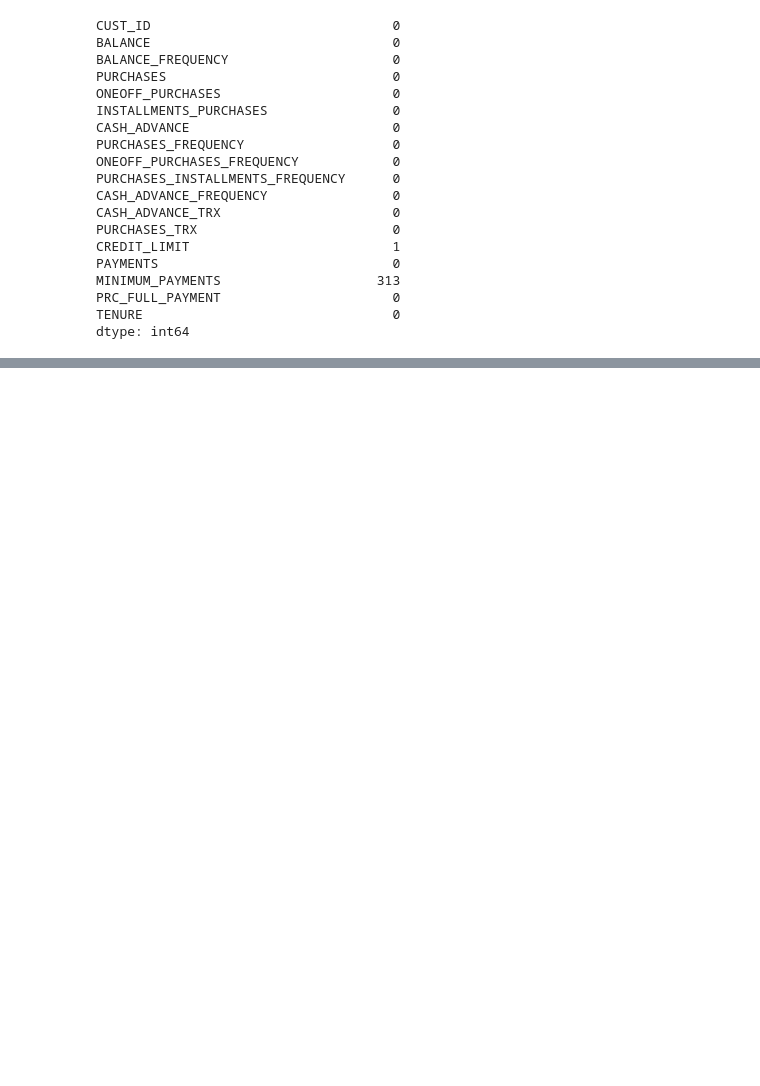
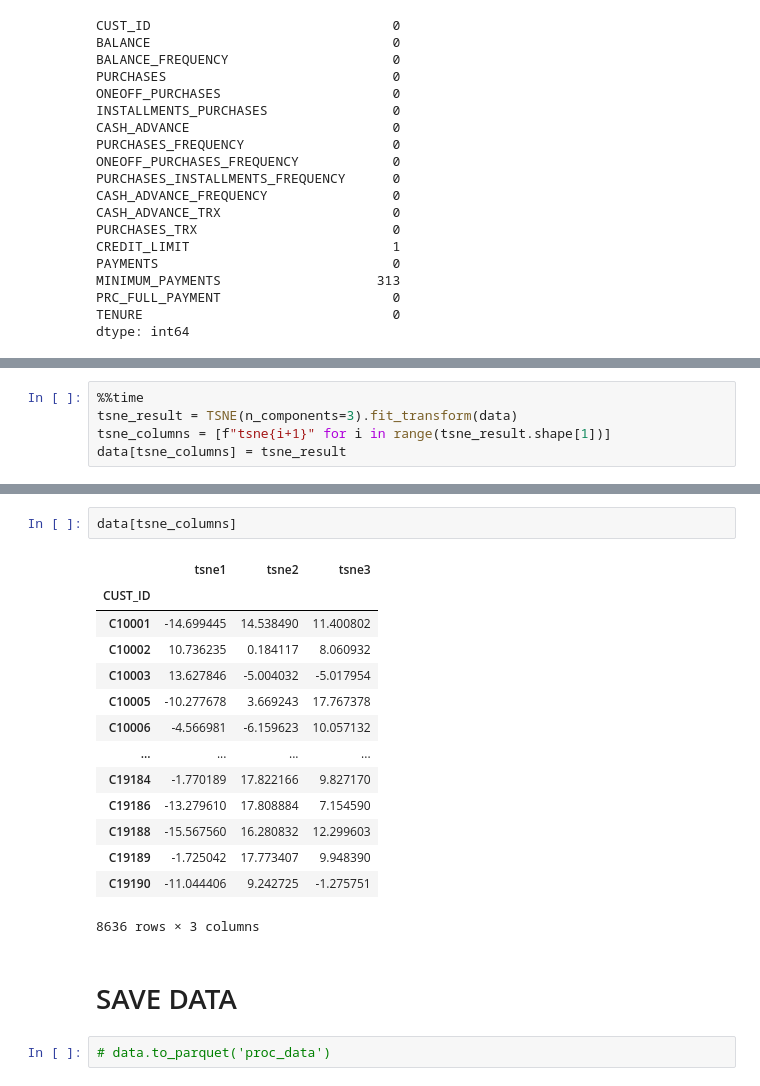
Before and after one commit to lusm554/clustering, a Jupyter notebook: clustering_example.ipynb, the cells around one changed output, grey strips where cells are left out. Cells and saved outputs as stored; diff of their text form; blank space fills up the shorter version.

```diff
--- a/clustering_example.ipynb
+++ b/clustering_example.ipynb
@@ -94,0 +171,5 @@ for col in data.columns:
+# %%
+%%time
+tsne_result = TSNE(n_components=3).fit_transform(data)
+tsne_columns = [f"tsne{i+1}" for i in range(tsne_result.shape[1])]
+data[tsne_columns] = tsne_result
@@ -94,0 +179,21 @@ for col in data.columns:
+# %%
+data[tsne_columns]
+# %% [output]
+|  | tsne1 | tsne2 | tsne3 |
+| CUST_ID |  |  |  |
+| C10001 | -14.699445 | 14.538490 | 11.400802 |
+| C10002 | 10.736235 | 0.184117 | 8.060932 |
+| C10003 | 13.627846 | -5.004032 | -5.017954 |
+| C10005 | -10.277678 | 3.669243 | 17.767378 |
+| C10006 | -4.566981 | -6.159623 | 10.057132 |
+| ... | ... | ... | ... |
+| C19184 | -1.770189 | 17.822166 | 9.827170 |
+| C19186 | -13.279610 | 17.808884 | 7.154590 |
+| C19188 | -15.567560 | 16.280832 | 12.299603 |
+| C19189 | -1.725042 | 17.773407 | 9.948390 |
+| C19190 | -11.044406 | 9.242725 | -1.275751 |
+8636 rows × 3 columns
+# %% [markdown]
+# SAVE DATA
+# %%
+# data.to_parquet('proc_data')
```
Also changed, not shown: parts of 16 cells of this notebook.
